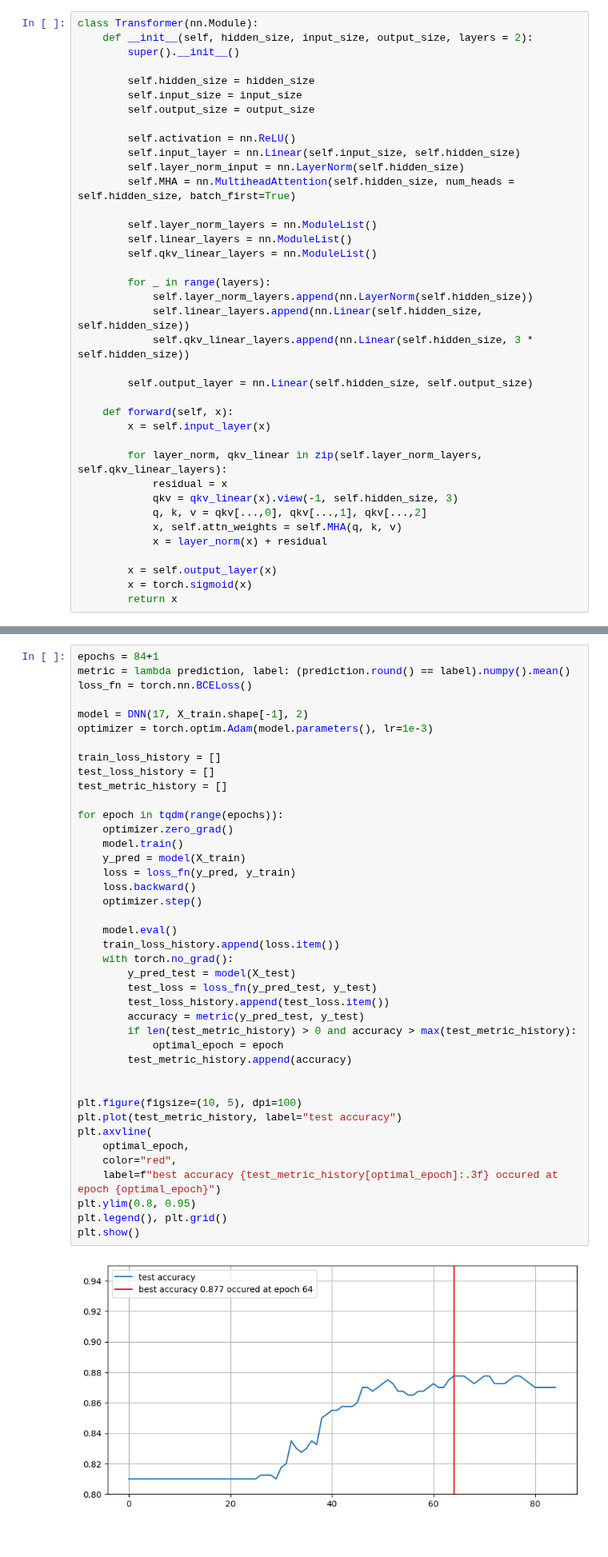
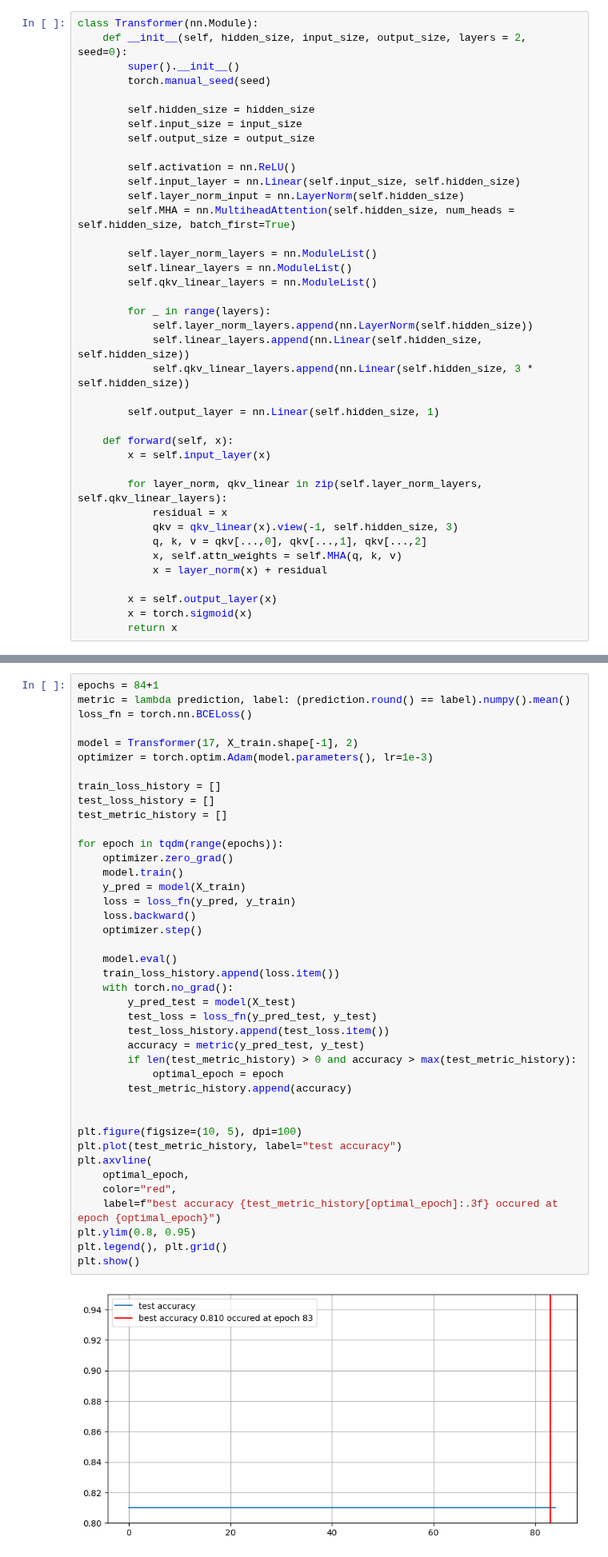
Before and after one commit to SunAndClouds/SML-Project, a Jupyter notebook: Algorithms/DNN.ipynb, the cells around one changed output, grey strips where cells are left out. Shown at 80% size. Cells and saved outputs as stored; diff of their text form.

```diff
--- a/Algorithms/DNN.ipynb
+++ b/Algorithms/DNN.ipynb
@@ -107,8 +101,9 @@ torch.Size([1200, 152]) torch.Size([400, 152]) torch.Size([1200, 1]) torch.Size(
 Does not work as good as DNN and runs much more slowly.
 # %%
 class Transformer(nn.Module):
-    def __init__(self, hidden_size, input_size, output_size, layers = 2):
+    def __init__(self, hidden_size, input_size, output_size, layers = 2, seed=0):
         super().__init__()
+        torch.manual_seed(seed)
 
         self.hidden_size = hidden_size
         self.input_size = input_size
@@ -128,7 +123,7 @@ class Transformer(nn.Module):
             self.linear_layers.append(nn.Linear(self.hidden_size, self.hidden_size))
             self.qkv_linear_layers.append(nn.Linear(self.hidden_size, 3 * self.hidden_size))
 
-        self.output_layer = nn.Linear(self.hidden_size, self.output_size)
+        self.output_layer = nn.Linear(self.hidden_size, 1)
 
     def forward(self, x):
         x = self.input_layer(x)
@@ -203,7 +186,7 @@ epochs = 84+1
 metric = lambda prediction, label: (prediction.round() == label).numpy().mean()
 loss_fn = torch.nn.BCELoss()
 
-model = DNN(17, X_train.shape[-1], 2)
+model = Transformer(17, X_train.shape[-1], 2)
 optimizer = torch.optim.Adam(model.parameters(), lr=1e-3)
 
 train_loss_history = []
@@ -213,34 +196,34 @@ test_metric_history = []
 for epoch in tqdm(range(epochs)):
     optimizer.zero_grad()
     model.train()
     y_pred = model(X_train)
     loss = loss_fn(y_pred, y_train)
     loss.backward()
     optimizer.step()
 
     model.eval()
     train_loss_history.append(loss.item())
     with torch.no_grad():
         y_pred_test = model(X_test)
         test_loss = loss_fn(y_pred_test, y_test)
         test_loss_history.append(test_loss.item())
         accuracy = metric(y_pred_test, y_test)
         if len(test_metric_history) > 0 and accuracy > max(test_metric_history):
             optimal_epoch = epoch
         test_metric_history.append(accuracy)
 
 
 plt.figure(figsize=(10, 5), dpi=100)
 plt.plot(test_metric_history, label="test accuracy")
 plt.axvline(
     optimal_epoch,
     color="red",
     label=f"best accuracy {test_metric_history[optimal_epoch]:.3f} occured at epoch {optimal_epoch}")
 plt.ylim(0.8, 0.95)
 plt.legend(), plt.grid()
 plt.show()
 # %% [output]
-[figure, old version]
+[figure, new version]
 # %% [markdown]
 ## k-fold cross validation
 # %%
```
Also changed, not shown: parts of 11 cells of this notebook, 3 other files.
